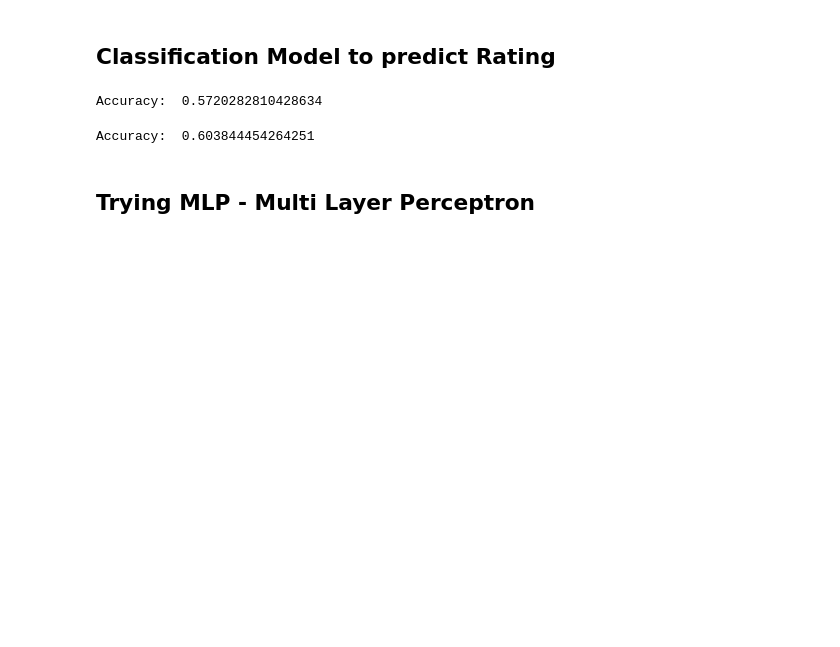
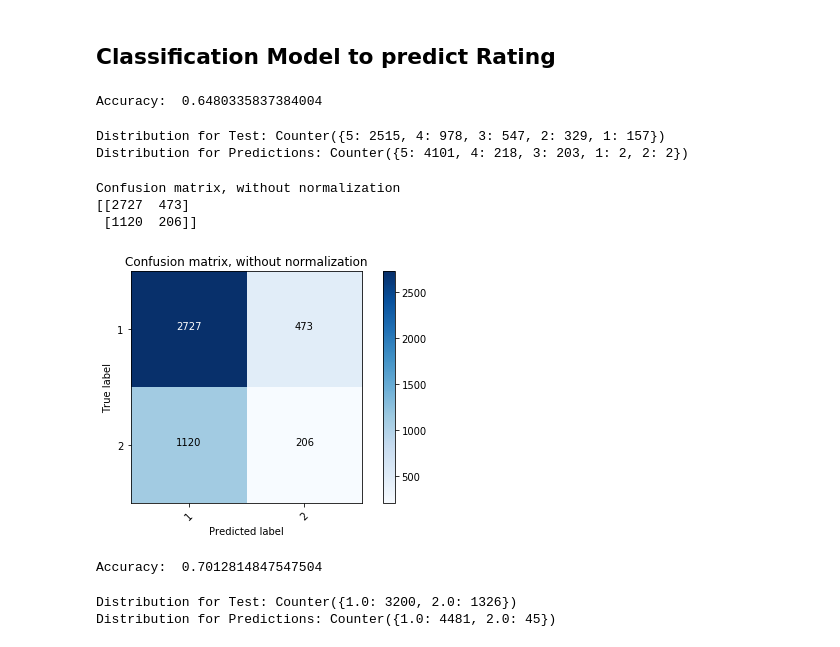
Before and after one commit to deenajohn/nlp-ecommerce-clothing-reviews, a Jupyter notebook: Classification_code.ipynb, the cells around one changed output. Drawn from its saved outputs; the diff is of its cells as text; code cells hidden in the pictures; blank space fills up the shorter version.

```diff
--- a/Classification_code.ipynb
+++ b/Classification_code.ipynb
@@ -53,0 +84,6 @@ len(df)
+# %%
+df.loc[df['Age'] < 50, 'age_group'] = 1
+#df.loc[(df['Age'] >= 25) & (df['Age'] < 35), 'age_group'] = 2
+#df.loc[(df['Age'] >= 35) & (df['Age'] < 40), 'age_group'] = 3
+#df.loc[(df['Age'] >= 45) & (df['Age'] < 55), 'age_group'] = 4
+df.loc[df['Age'] >= 50, 'age_group'] = 2
@@ -122,7 +229,7 @@ df['class_name_encoded'] = lb_make.fit_transform(df['Class Name'])
 # %%
 # Create embeddings of review text
 
-glove = load_glove('./glove.6B/glove.6B.100d.txt')
+glove = load_glove('./glove.6B/glove.6B.200d.txt')
 embedding = [doc2vec(review, glove) for review in  df['Title_review']]
 # %%
 df.head()
@@ -143,11 +250,11 @@ for i in range(0, len(df)):
 # %%
 # Divide into train and test
 X_train, X_test, Y_train, Y_test = train_test_split(embedding,
-                                          df['Rating'], test_size = 0.2, random_state=42)
+                                          df['age_group'], test_size = 0.2, random_state=42)
 # %%
 # ------------ Random Forest
 
-forest = RandomForestClassifier(n_estimators = 1000, min_samples_leaf = 2)
+forest = RandomForestClassifier(n_estimators = 5, min_samples_leaf = 2)
 forest = forest.fit(X_train, Y_train)
 
 predictions = forest.predict(X_test)
@@ -155,7 +262,23 @@ predictions = forest.predict(X_test)
 
 print("Accuracy: ", accuracy_score(Y_test, predictions))
 # %% [output]
-Accuracy:  0.5720282810428634
+Accuracy:  0.6480335837384004
+# %%
+print("Distribution for Test:", Counter(Y_test))
+print("Distribution for Predictions:", Counter(predictions))
+# %% [output]
+Distribution for Test: Counter({5: 2515, 4: 978, 3: 547, 2: 329, 1: 157})
+Distribution for Predictions: Counter({5: 4101, 4: 218, 3: 203, 1: 2, 2: 2})
+# %%
+cnf_matrix = confusion_matrix(Y_test, predictions)
+plt.figure()
+plot_confusion_matrix(cnf_matrix, classes=[1,2],
+                      title='Confusion matrix, without normalization')
+# %% [output]
+Confusion matrix, without normalization
+[[2727  473]
+ [1120  206]]
+[figure, added]
 # %%
 # ------------ Logistic Regression
 
@@ -166,6 +289,10 @@ predictions = logisticRegr.predict(X_test)
 
 print("Accuracy: ", accuracy_score(Y_test, predictions))
 # %% [output]
-Accuracy:  0.603844454264251
+Accuracy:  0.7012814847547504
-# %% [markdown]
-## Trying MLP - Multi Layer Perceptron
+# %%
+print("Distribution for Test:", Counter(Y_test))
+print("Distribution for Predictions:", Counter(predictions))
+# %% [output]
+Distribution for Test: Counter({1.0: 3200, 2.0: 1326})
+Distribution for Predictions: Counter({1.0: 4481, 2.0: 45})
```
Also changed, not shown: parts of 15 cells of this notebook, 2 other files.
